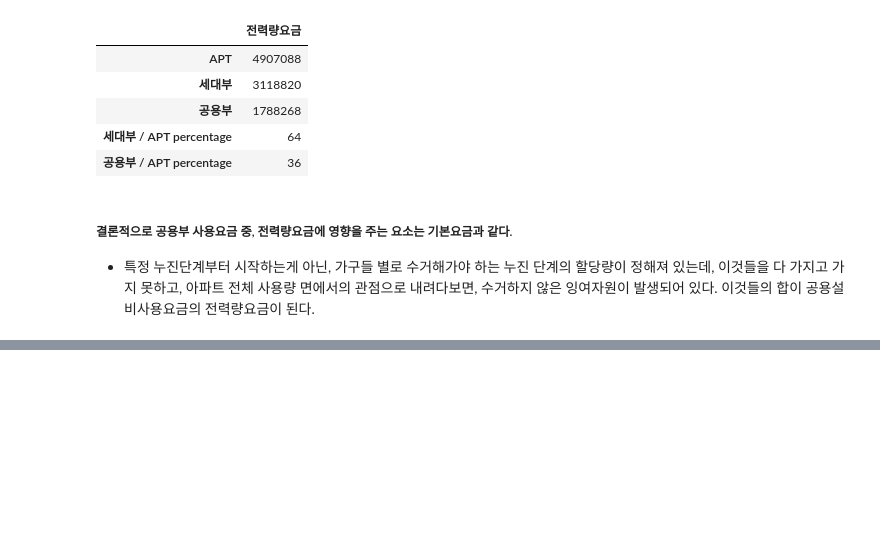
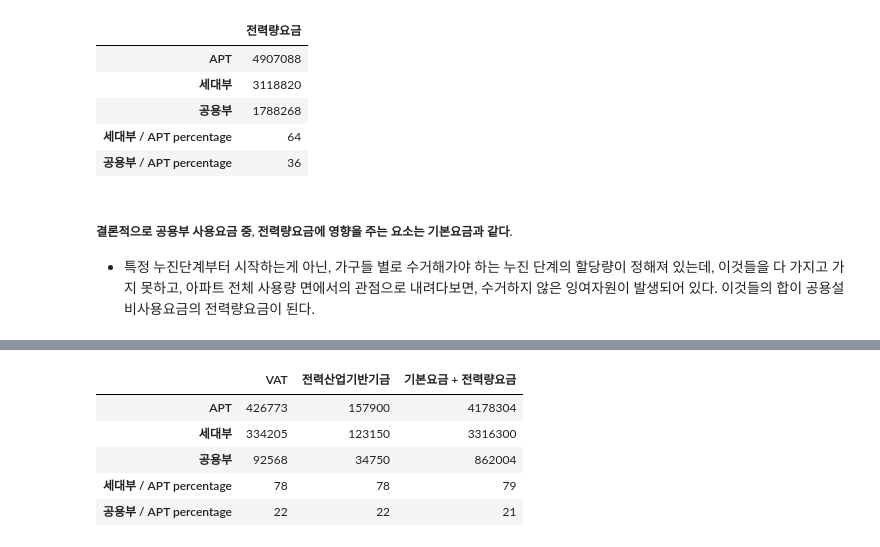
Before and after one commit to formegusto/what-is-public-fee, a Jupyter notebook: What is public fee?.ipynb, the cells around one changed output, grey strips where cells are left out. Drawn from its saved outputs; the diff is of its cells as text; code cells hidden in the pictures; blank space fills up the shorter version.

```diff
--- a/What is public fee?.ipynb
+++ b/What is public fee?.ipynb
@@ -466,0 +485,9 @@ pd.DataFrame(anal_30['전력량요금'])
+# %%
+anal_20[['VAT','전력산업기반기금','기본요금 + 전력량요금']]
+# %% [output]
+|  | VAT | 전력산업기반기금 | 기본요금 + 전력량요금 |
+| APT | 426773 | 157900 | 4178304 |
+| 세대부 | 334205 | 123150 | 3316300 |
+| 공용부 | 92568 | 34750 | 862004 |
+| 세대부 / APT percentage | 78 | 78 | 79 |
+| 공용부 / APT percentage | 22 | 22 | 21 |
```
Also changed, not shown: parts of 5 cells of this notebook.
